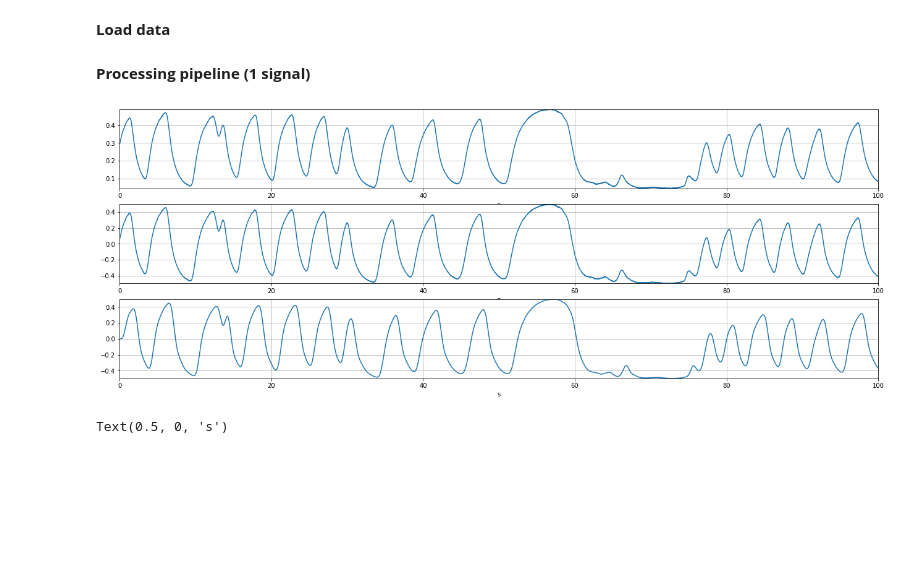
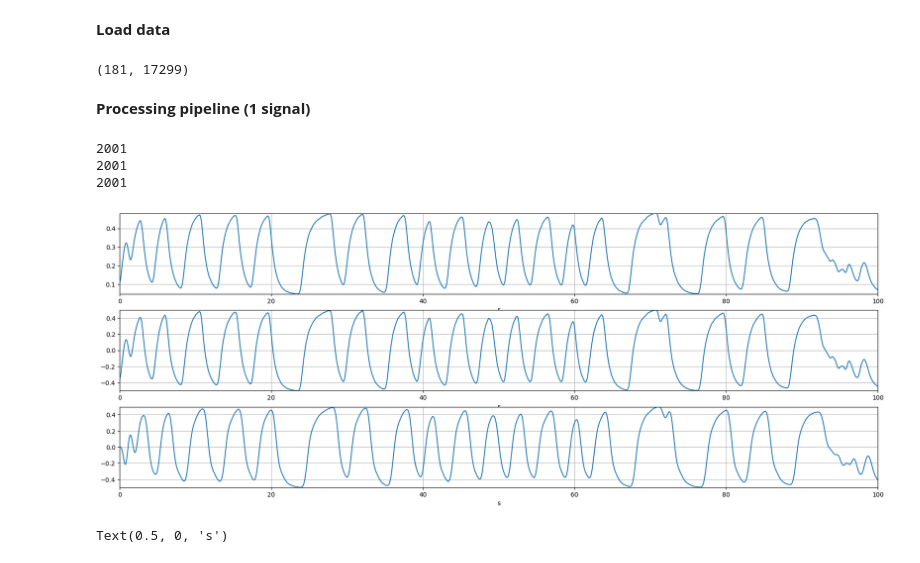
Before and after one commit to drombas/BHD-physiological-classification, a Jupyter notebook: notebooks/respiratory.ipynb, the cells around one changed output. Drawn from its saved outputs; the diff is of its cells as text; code cells hidden in the pictures; blank space fills up the shorter version.

Commit message:
start cleaning respiratory analysis

```diff
--- a/notebooks/respiratory.ipynb
+++ b/notebooks/respiratory.ipynb
@@ -23,2 +16,5 @@ df_ts = pd.read_csv('time_series.csv')
+# %%
+df_lab = pd.read_csv('../data/raw/labels.csv')
+df = pd.read_csv('../data/raw/time_series.csv')
 # %%
 # select respiratory signals only
@@ -33,46 +29,35 @@ n_samp = df_ts.shape[0]
+# %%
+TS.shape
+# %% [output]
+(181, 17299)
 # %% [markdown]
 **Processing pipeline (1 signal)**
-# %%
-def crop_signal(t, s, t_start, t_end):
-    in_window = np.logical_and(t >= t_start, t <= t_end)
-    return t[in_window], s[in_window]
-# %%
-# code from: https://stackoverflow.com/questions/25191620/creating-lowpass-filter-in-scipy-understanding-methods-and-units
-from scipy.signal import butter, lfilter, freqz
-def butter_lowpass(cutoff, fs, order=5):
-    nyq = 0.5 * fs
-    normal_cutoff = cutoff / nyq
-    b, a = butter(order, normal_cutoff, btype='low', analog=False)
-    return b, a
-
-def butter_lowpass_filter(data, cutoff, fs, order=5):
-    b, a = butter_lowpass(cutoff, fs, order=order)
-    y = lfilter(b, a, data)
-    return y
 # %%
-i_ts = 1
+i_ts = 4
 t = ts * np.arange(0,n_samp)
 s = TS.iloc[i_ts,:]
 
 # Crop signal
 tw, s_crop = crop_signal(t, s, 0, 100)
 
 # Normalization
-s_norm = (s_crop - np.min(s_crop))/(np.max(s_crop) - np.min(s_crop)) - 0.5
+s_norm = normalize_signal(s_crop)
 
 # Smoothing (filtering) use frequency cutoffs from exploratory data analysis
-b, a = butter_lowpass(cutoff=1, fs=1/ts, order=5)
-s_filt = lfilter(b, a, s_norm)
+s_filt = butter_lowpass_filter(s_norm, cutoff=1, fs=1/ts, order=5)
 
-fig, axs = plt.subplots(3, 1, figsize=(22, 8))
+fig, ax = plt.subplots(3, 1, figsize=(22, 8))
 for i, sp in enumerate([s_crop, s_norm, s_filt]):
-  axs[i].plot(tw, sp)
-  axs[i].set_xlim([0, tw.max()])
-  axs[i].set_ylim([sp.min(), sp.max()])
-  axs[i].grid()
-  axs[i].set_xlabel('s')
+    ax[i].plot(tw, sp)
+    ax[i].set_xlim([0, tw.max()])
+    ax[i].set_ylim([sp.min(), sp.max()])
+    ax[i].grid()
+    ax[i].set_xlabel('s')
 # %% [output]
+2001
+2001
+2001
-[figure, old version]
+[figure, new version]
 # %%
 # Local maxima, minima location
 maxima, prop = find_peaks(s_filt, prominence = 0.2)
```
Also changed, not shown: parts of 15 cells of this notebook, 2 other files.
